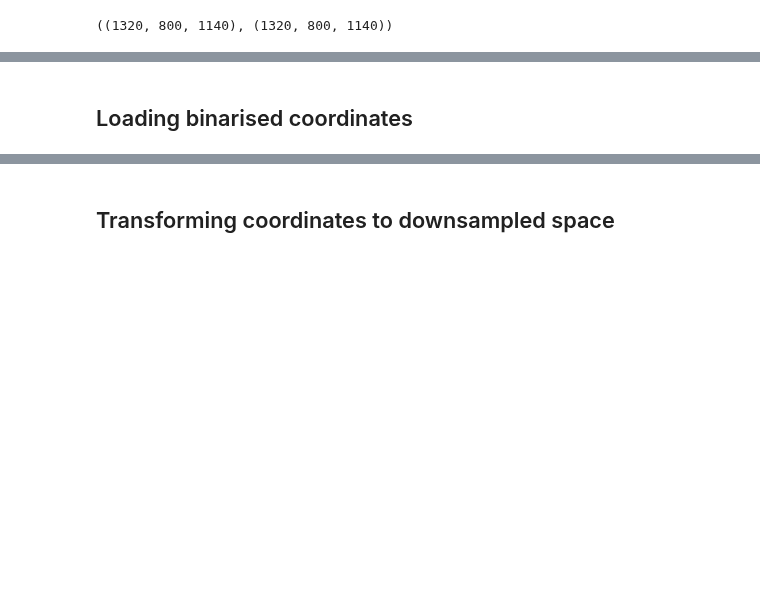
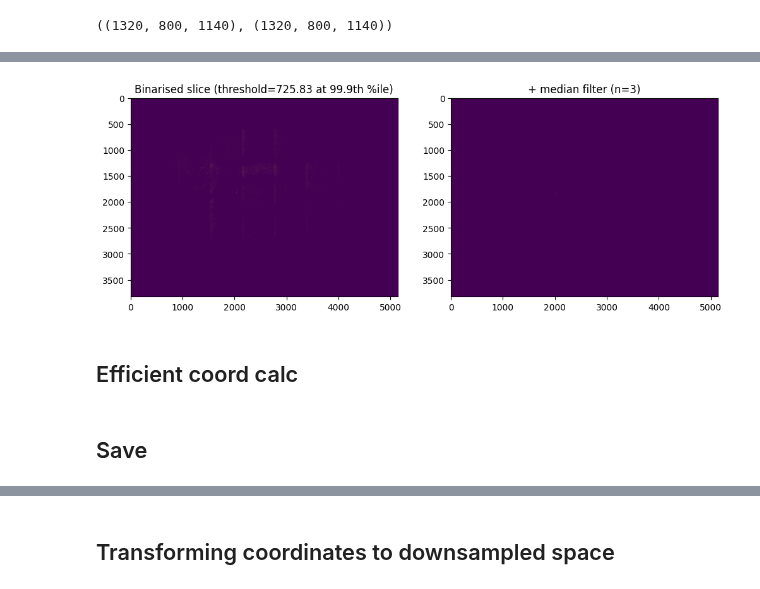
Before and after one commit to samclothier/braintracer, a Jupyter notebook: braintracer/anterograde_pipeline.ipynb, the cells around one changed output, grey strips where cells are left out. Saved outputs shown, nothing was run; the diff lists cells and outputs as text; code cells hidden in the pictures; blank space fills up the shorter version.

```diff
--- a/braintracer/anterograde_pipeline.ipynb
+++ b/braintracer/anterograde_pipeline.ipynb
@@ -95,0 +99,17 @@ array([[2348, 2348, 2353, ..., 2823, 2824, 2824],
+# %%
+percentile = 99.9
+binary_threshold = np.percentile(sorted_pixels, percentile)
+# %%
+binary_image = np.where(subtracted_slice > binary_threshold, 1, 0)
+mfl_im = ndimage.median_filter(binary_image, med_filter_iters)
+
+f, axs = plt.subplots(1,2, figsize=(12,5))
+axs[0].imshow(binary_image)
+axs[0].set_title(f'Binarised slice (threshold={binary_threshold:.2f} at {percentile}th %ile)')
+axs[1].imshow(mfl_im)
+axs[1].set_title(f'+ median filter (n={med_filter_iters})');
+plt.savefig(f"threshold_selection_{NAME}_slice={slice_to_analyse}.png", dpi=600, format="png")
+# %% [output]
+[figure, added]
+# %% [markdown]
+## Efficient coord calc
@@ -96,3 +135,5 @@ array([[2348, 2348, 2353, ..., 2823, 2824, 2824],
+# %% [markdown]
+## Save
 # %%
 dir_path = 'braintracer/fluorescence/'
 if not os.path.isdir(dir_path):
@@ -102,2 +142,0 @@ np.save(dest, all_coordinates)
-# %% [markdown]
-## Loading binarised coordinates
```
Also changed, not shown: parts of 45 cells of this notebook, 30 other files.
